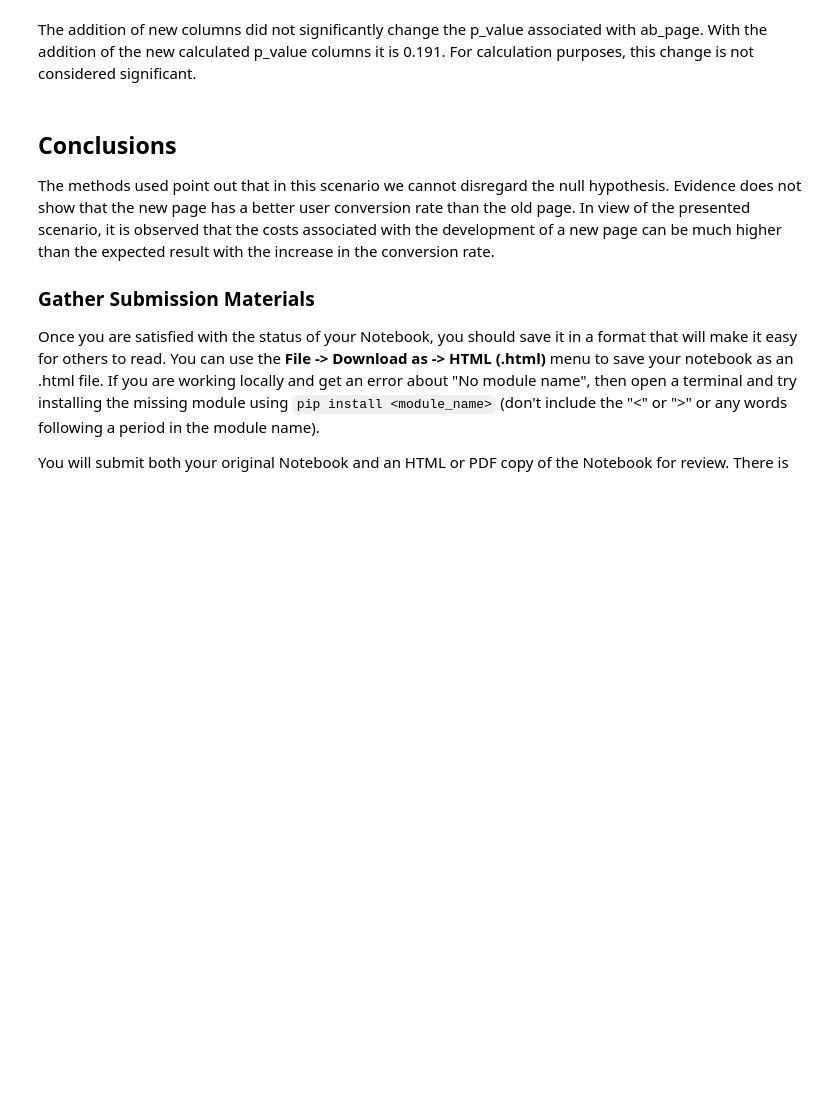
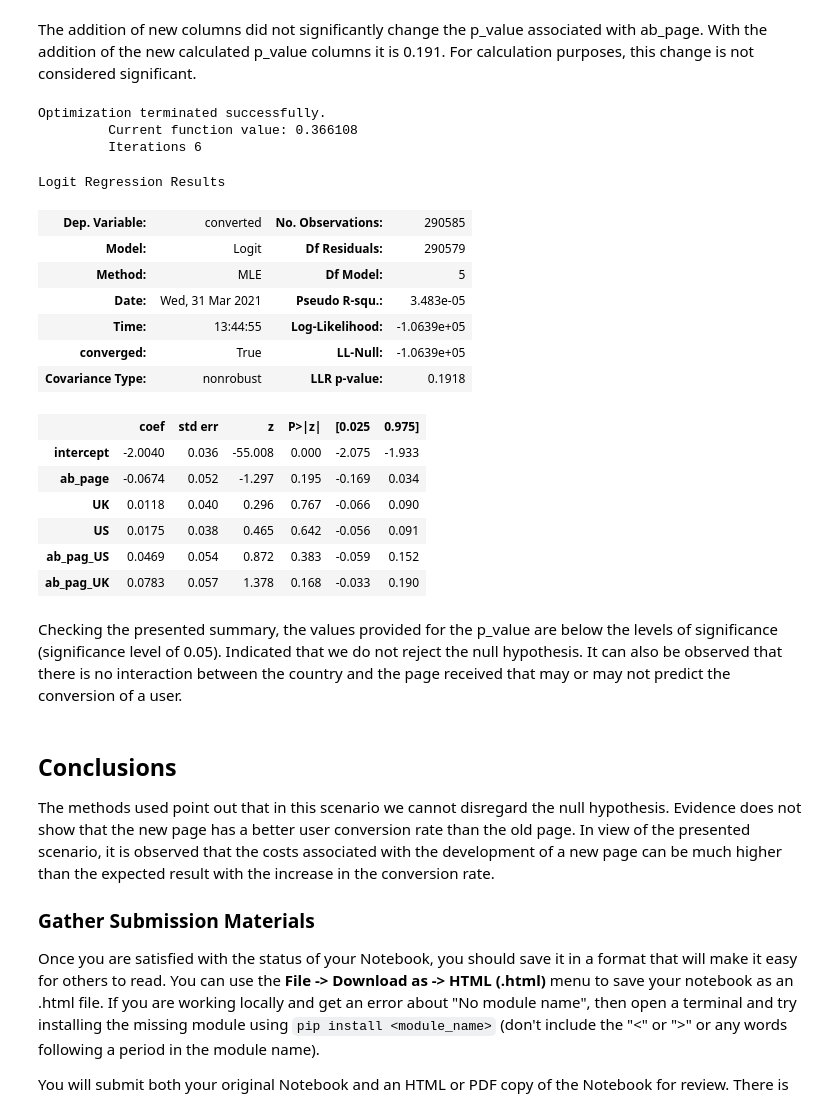
Before and after one commit to danubiavanzuita/Analyze_ab_test_results, a Jupyter notebook: Analyze_ab_test_results_notebook.ipynb, the cells around one changed output. Saved outputs shown, nothing was run; the diff lists cells and outputs as text; code cells hidden in the pictures; blank space fills up the shorter version.

Commit message:
Update Analyze_ab_test_results_notebook.ipynb
Updating files after review

```diff
--- a/Analyze_ab_test_results_notebook.ipynb
+++ b/Analyze_ab_test_results_notebook.ipynb
@@ -590,6 +597,39 @@ Logit Regression Results
 # %% [markdown]
 The addition of new columns did not significantly change the p_value associated with ab_page. With the addition of the new calculated p_value columns it is 0.191.
 For calculation purposes, this change is not considered significant.
+# %%
+df_new['ab_pag_US'] = df_new['ab_page'] * df_new['US']
+df_new['ab_pag_UK'] = df_new['ab_page'] * df_new['UK']
+
+final_model = sm.Logit(df_new['converted'], df_new[['intercept', 'ab_page', 'UK', 'US', 'ab_pag_US', 'ab_pag_UK']])
+
+result3 = final_model.fit()
+# %% [output]
+Optimization terminated successfully.
+         Current function value: 0.366108
+         Iterations 6
+# %%
+#Print the summary
+result3.summary()
+# %% [output]
+Logit Regression Results
+| Dep. Variable: | converted | No. Observations: | 290585 |
+| Model: | Logit | Df Residuals: | 290579 |
+| Method: | MLE | Df Model: | 5 |
+| Date: | Wed, 31 Mar 2021 | Pseudo R-squ.: | 3.483e-05 |
+| Time: | 13:44:55 | Log-Likelihood: | -1.0639e+05 |
+| converged: | True | LL-Null: | -1.0639e+05 |
+| Covariance Type: | nonrobust | LLR p-value: | 0.1918 |
+|  | coef | std err | z | P>|z| | [0.025 | 0.975] |
+| intercept | -2.0040 | 0.036 | -55.008 | 0.000 | -2.075 | -1.933 |
+| ab_page | -0.0674 | 0.052 | -1.297 | 0.195 | -0.169 | 0.034 |
+| UK | 0.0118 | 0.040 | 0.296 | 0.767 | -0.066 | 0.090 |
+| US | 0.0175 | 0.038 | 0.465 | 0.642 | -0.056 | 0.091 |
+| ab_pag_US | 0.0469 | 0.054 | 0.872 | 0.383 | -0.059 | 0.152 |
+| ab_pag_UK | 0.0783 | 0.057 | 1.378 | 0.168 | -0.033 | 0.190 |
+# %% [markdown]
+Checking the presented summary, the values provided for the p_value are below the levels of significance (significance level of 0.05). Indicated that we do not reject the null hypothesis.
+It can also be observed that there is no interaction between the country and the page received that may or may not predict the conversion of a user.
 # %% [markdown]
 <a id='conclusions'></a>
 ## Conclusions
```
Also changed, not shown: parts of 17 cells of this notebook.
